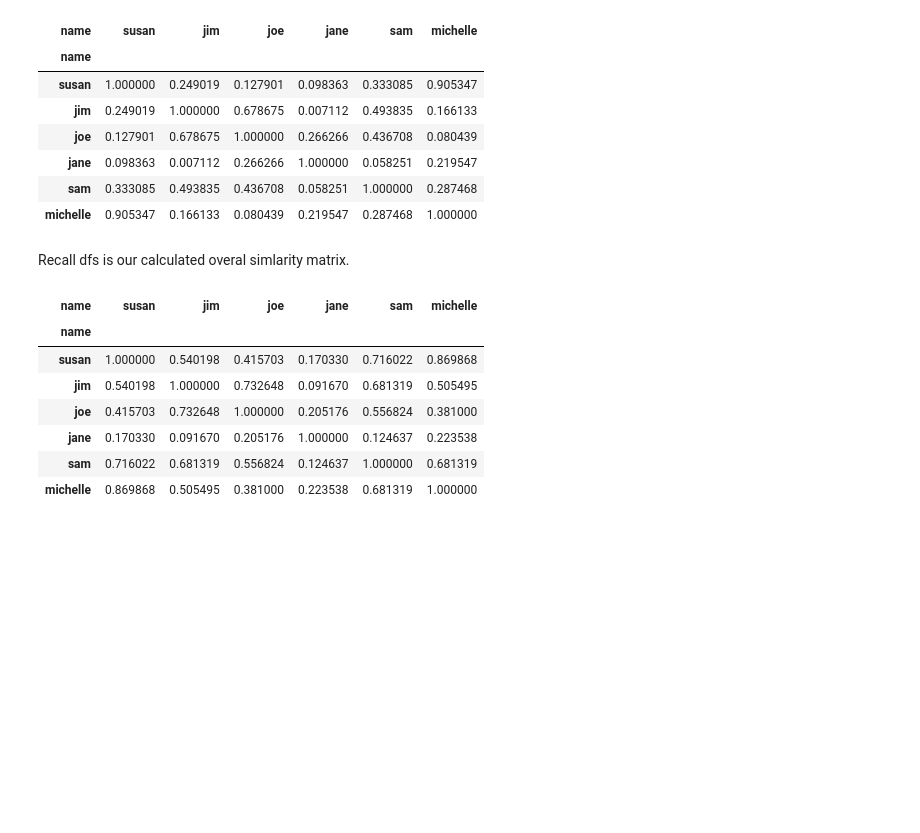
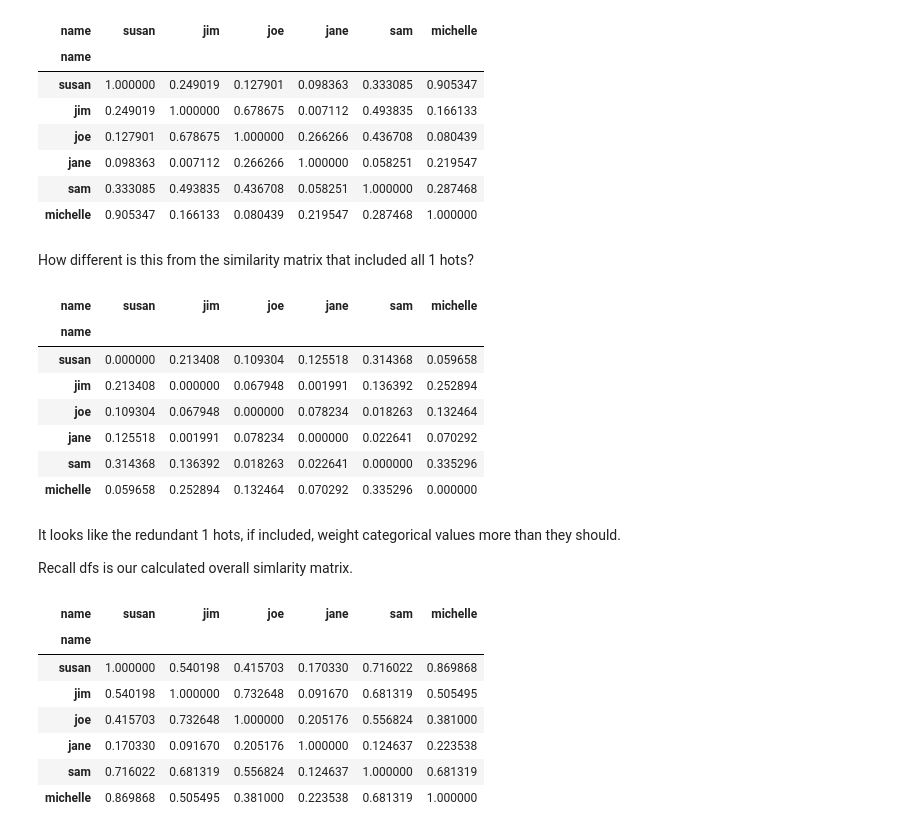
Before and after one commit to codeAligned/rw, a Jupyter notebook: dm1/hw/04/dif_sim.ipynb, the cells around one changed output. Drawn from its saved outputs; the diff is of its cells as text; code cells hidden in the pictures; blank space fills up the shorter version.

```diff
--- a/dm1/hw/04/dif_sim.ipynb
+++ b/dm1/hw/04/dif_sim.ipynb
@@ -453,8 +488,23 @@ similar
 | jane | 0.098363 | 0.007112 | 0.266266 | 1.000000 | 0.058251 | 0.219547 |
 | sam | 0.333085 | 0.493835 | 0.436708 | 0.058251 | 1.000000 | 0.287468 |
 | michelle | 0.905347 | 0.166133 | 0.080439 | 0.219547 | 0.287468 | 1.000000 |
-# %% [markdown]
-Recall dfs is our calculated overal simlarity matrix.
+# %% [markdown]
+How different is this from the similarity matrix that included all 1 hots?
+# %%
+(similar1 - similar).applymap(abs)
+# %% [output]
+| name | susan | jim | joe | jane | sam | michelle |
+| name |  |  |  |  |  |  |
+| susan | 0.000000 | 0.213408 | 0.109304 | 0.125518 | 0.314368 | 0.059658 |
+| jim | 0.213408 | 0.000000 | 0.067948 | 0.001991 | 0.136392 | 0.252894 |
+| joe | 0.109304 | 0.067948 | 0.000000 | 0.078234 | 0.018263 | 0.132464 |
+| jane | 0.125518 | 0.001991 | 0.078234 | 0.000000 | 0.022641 | 0.070292 |
+| sam | 0.314368 | 0.136392 | 0.018263 | 0.022641 | 0.000000 | 0.335296 |
+| michelle | 0.059658 | 0.252894 | 0.132464 | 0.070292 | 0.335296 | 0.000000 |
+# %% [markdown]
+It looks like the redundant 1 hots, if included, weight categorical values more than they should.
+
+Recall dfs is our calculated overall simlarity matrix.
 # %%
 dfs
 # %% [output]
```
Also changed, not shown: parts of 11 cells of this notebook.
